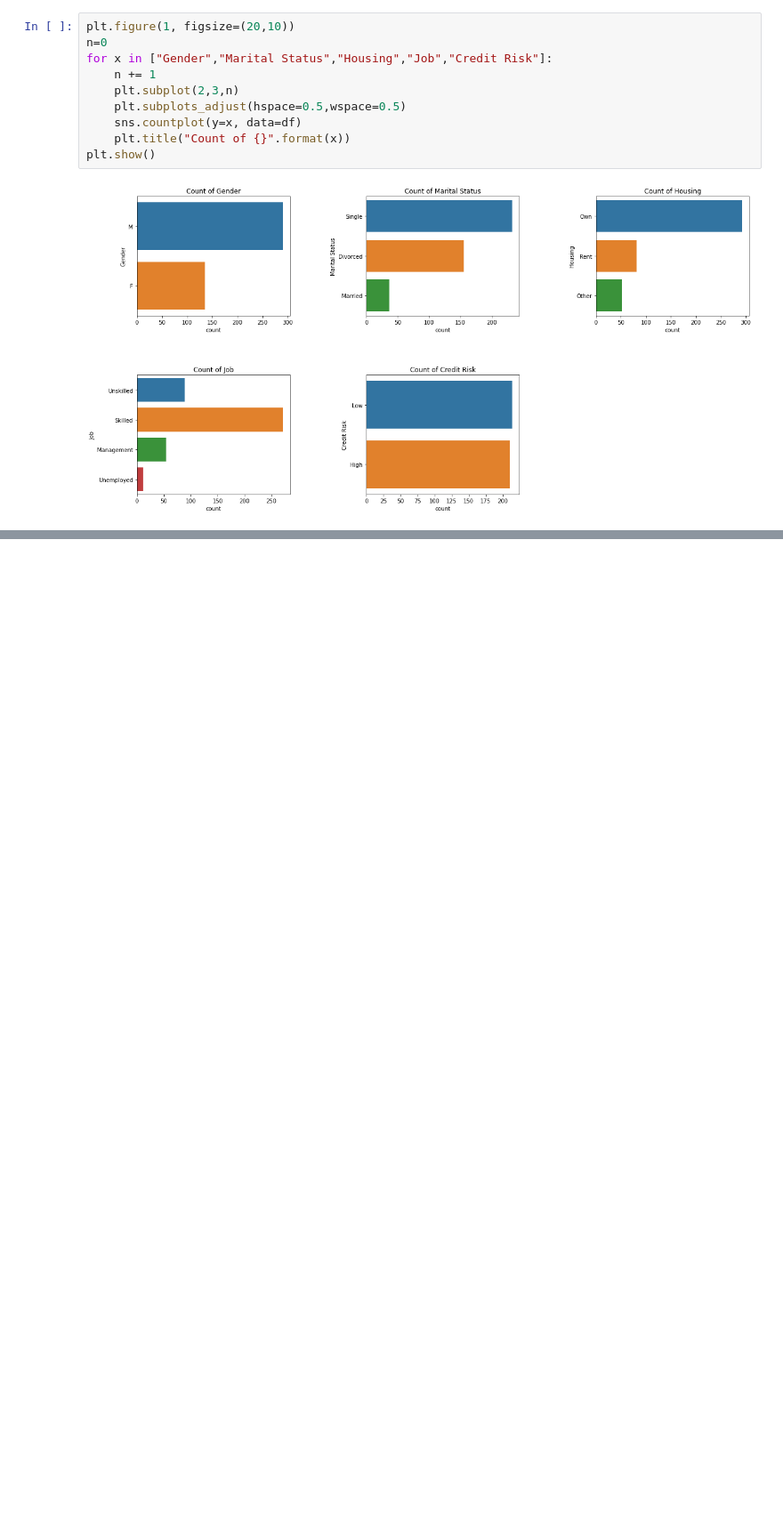
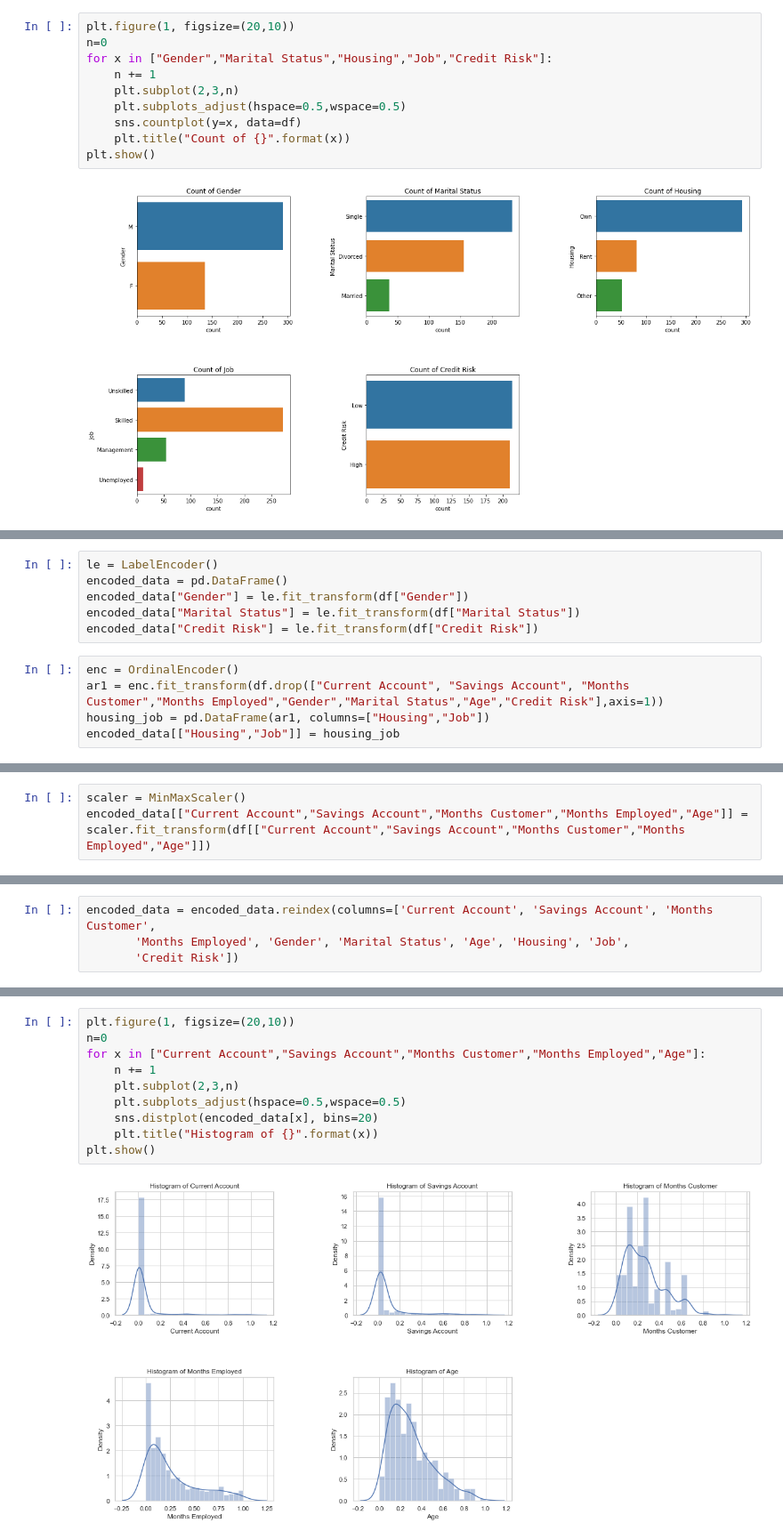
Before and after one commit to vincm1/Bank_customer_clustering, a Jupyter notebook: Clustering Bank Customers.ipynb, the cells around one changed output, grey strips where cells are left out. Shown: that part at 89% size. Saved outputs shown, nothing was run; the diff lists cells and outputs as text; blank space fills up the shorter version.

```diff
--- a/Clustering Bank Customers.ipynb
+++ b/Clustering Bank Customers.ipynb
@@ -148,0 +135,11 @@ plt.show()
+# %%
+le = LabelEncoder()
+encoded_data = pd.DataFrame()
+encoded_data["Gender"] = le.fit_transform(df["Gender"])
+encoded_data["Marital Status"] = le.fit_transform(df["Marital Status"])
+encoded_data["Credit Risk"] = le.fit_transform(df["Credit Risk"])
+# %%
+enc = OrdinalEncoder()
+ar1 = enc.fit_transform(df.drop(["Current Account", "Savings Account", "Months Customer","Months Employed","Gender","Marital Status","Age","Credit Risk"],axis=1))
+housing_job = pd.DataFrame(ar1, columns=["Housing","Job"])
+encoded_data[["Housing","Job"]] = housing_job
@@ -148,0 +162,3 @@ plt.show()
+# %%
+scaler = MinMaxScaler()
+encoded_data[["Current Account","Savings Account","Months Customer","Months Employed","Age"]] = scaler.fit_transform(df[["Current Account","Savings Account","Months Customer","Months Employed","Age"]])
@@ -148,0 +172,4 @@ plt.show()
+# %%
+encoded_data = encoded_data.reindex(columns=['Current Account', 'Savings Account', 'Months Customer',
+       'Months Employed', 'Gender', 'Marital Status', 'Age', 'Housing', 'Job',
+       'Credit Risk'])
@@ -148,0 +185,12 @@ plt.show()
+# %%
+plt.figure(1, figsize=(20,10))
+n=0
+for x in ["Current Account","Savings Account","Months Customer","Months Employed","Age"]:
+    n += 1
+    plt.subplot(2,3,n)
+    plt.subplots_adjust(hspace=0.5,wspace=0.5)
+    sns.distplot(encoded_data[x], bins=20)
+    plt.title("Histogram of {}".format(x))
+plt.show()
+# %% [output]
+[figure, added]
```
Also changed, not shown: parts of 16 cells of this notebook.
